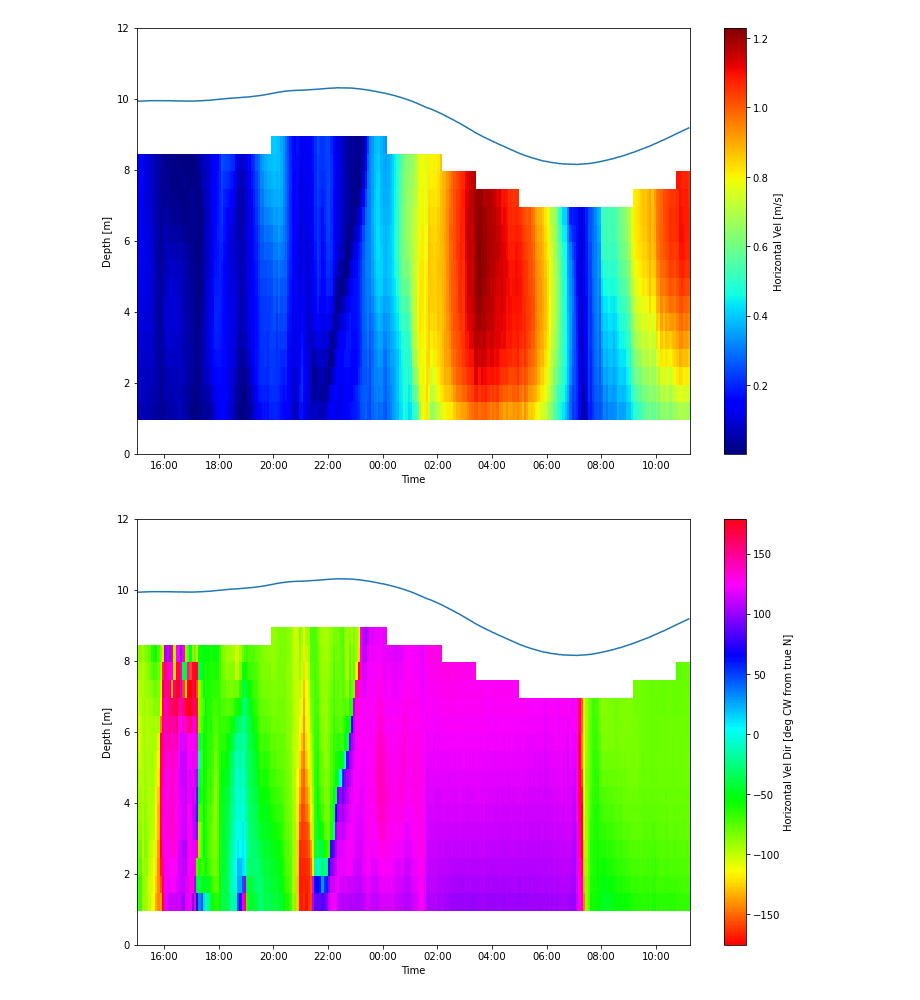
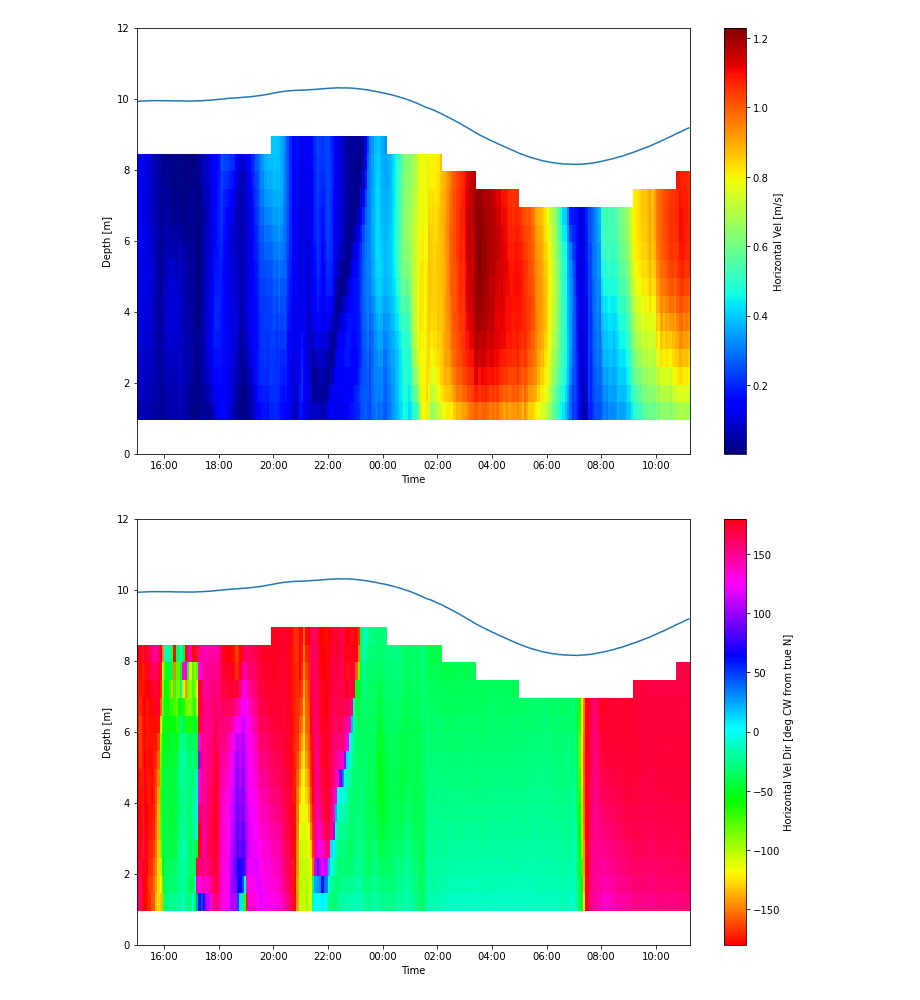
Before and after one commit to lkilcher/dolfyn, a Jupyter notebook: docs/ADCP_Example.ipynb, the cells around one changed output. Drawn from its saved outputs; the diff is of its cells as text; code cells hidden in the pictures.

```diff
--- a/docs/ADCP_Example.ipynb
+++ b/docs/ADCP_Example.ipynb
@@ -131,9 +130,9 @@ Two more variables that can be of interest is the horizontal velocity magnitude
 dat_avg['U_mag'] = dat_avg.Veldata.U_mag
 
 # Because of the way ADCP coordinate systems are set up, while in ENU, velocity direction is in 'degrees CCW from East' (aka "Cartesian angle")
-U_dir_East = dat_avg.Veldata.U_dir
+dat_avg['U_dir'] = dat_avg.Veldata.U_dir
 # DOLfYN has a function to convert from 'degrees CCW from East' to 'degrees CW from North'
-dat_avg['U_dir'] = dlfn.tools.misc.convert_degrees(U_dir_East)
+dat_avg['U_dir'].values = dlfn.tools.misc.convert_degrees(dat_avg['U_dir'].values)
 # %% [markdown]
 Plotting can be accomplished through the user's preferred package. Matplotlib is shown here for simplicity:
 # %%
@@ -161,16 +160,16 @@ plt.colorbar(label='Horizontal Vel [m/s]');
 # %%
 # Plot horizontal velocity direction
 ax = plt.figure(figsize=(12,8)).add_axes([.14, .14, .8, .74])
-plt.pcolormesh(t, dat_avg.range, dat_avg.Veldata.U_dir, cmap='hsv', shading='nearest')
+plt.pcolormesh(t, dat_avg.range, dat_avg['U_dir'], cmap='hsv', shading='nearest')
 # Plot the water surface
 ax.plot(t, dat_avg.depth)
 
 # set up time on x-axis
 ax.set_xlabel('Time')
 ax.xaxis.set_major_formatter(dt.DateFormatter('%H:%M'))
 
 ax.set_ylabel('Depth [m]')
 ax.set_ylim([0, 12]);
 plt.colorbar(label='Horizontal Vel Dir [deg CW from true N]');
 # %% [output]
-[figure, old version]
+[figure, new version]
```
Also changed, not shown: parts of 1 cell of this notebook, 1 other file.
